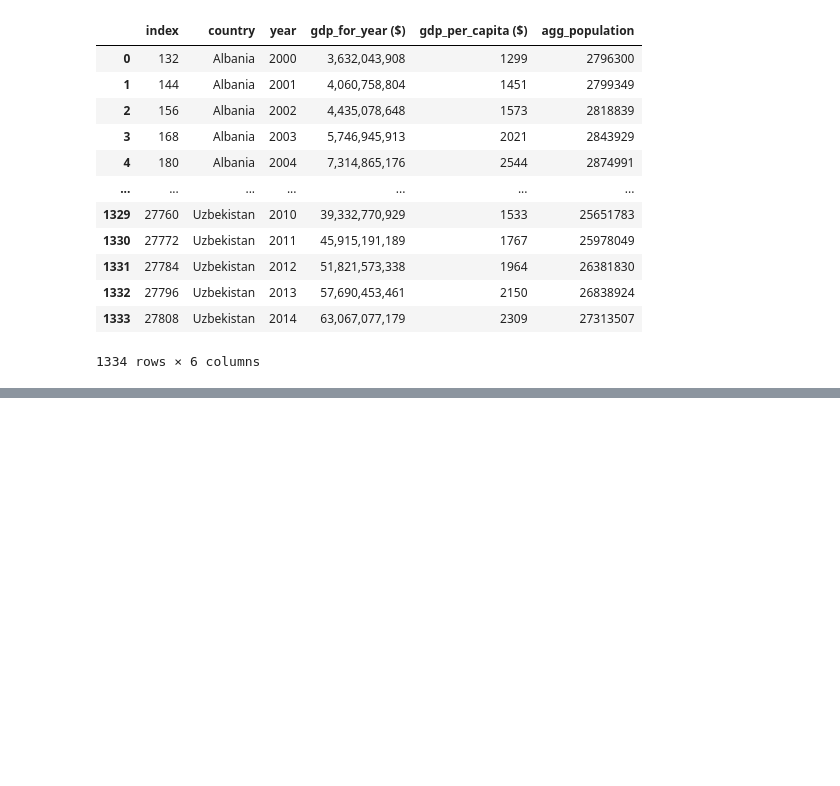
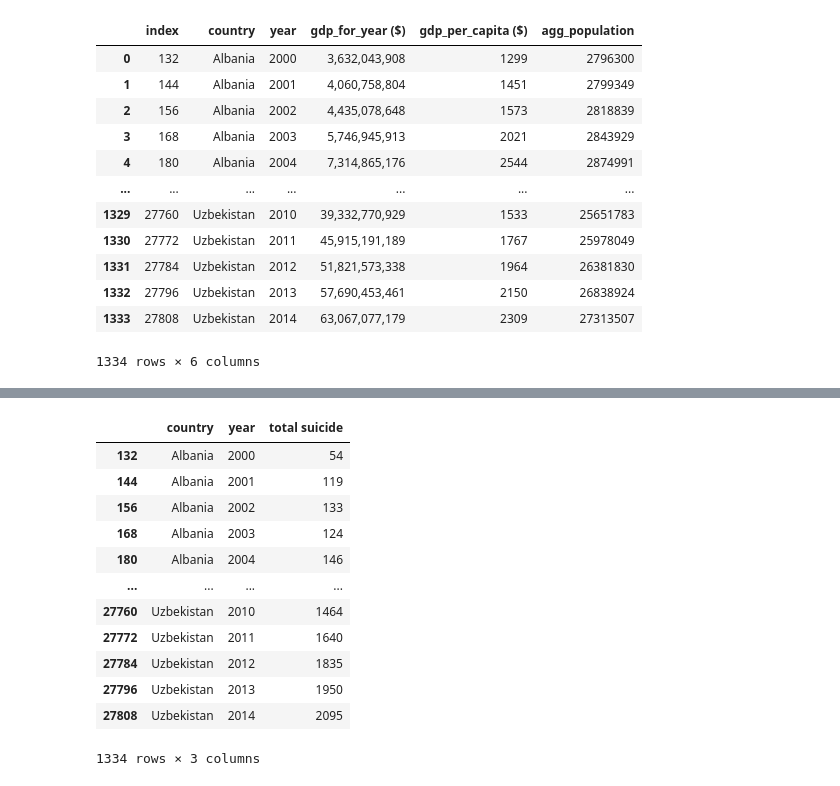
Before and after one commit to JohnaleJ/Extract_Transform_Load, a Jupyter notebook: suicide.ipynb, the cells around one changed output, grey strips where cells are left out. Cells and saved outputs as stored; diff of their text form; code cells hidden in the pictures; blank space fills up the shorter version.

Commit message:
Add files via upload
Adding new tables and updating the jupyter notebook

```diff
--- a/suicide.ipynb
+++ b/suicide.ipynb
@@ -226,0 +238,25 @@ country_final_df.to_csv('country_table.csv', index=False)
+# %%
+# Additional transformation of suicide data wanting to sum all age suicides by country and year
+suicide_by_country_df = suicide_df.copy()
+suicide_by_country_df['total suicide'] = suicide_by_country_df.groupby(['country','year'])['suicides_no'].transform('sum')
+suicide_by_country_df.drop(columns='suicides/100k pop', inplace=True)
+suicide_by_country_df.drop(columns='generation', inplace=True)
+suicide_by_country_df.drop(columns='age', inplace=True)
+suicide_by_country_df.drop(columns='sex', inplace=True)
+suicide_by_country_df.drop(columns='suicides_no', inplace=True)
+suicide_by_country_df = suicide_by_country_df.drop_duplicates(keep='first')
+suicide_by_country_df
+# %% [output]
+|  | country | year | total suicide |
+| 132 | Albania | 2000 | 54 |
+| 144 | Albania | 2001 | 119 |
+| 156 | Albania | 2002 | 133 |
+| 168 | Albania | 2003 | 124 |
+| 180 | Albania | 2004 | 146 |
+| ... | ... | ... | ... |
+| 27760 | Uzbekistan | 2010 | 1464 |
+| 27772 | Uzbekistan | 2011 | 1640 |
+| 27784 | Uzbekistan | 2012 | 1835 |
+| 27796 | Uzbekistan | 2013 | 1950 |
+| 27808 | Uzbekistan | 2014 | 2095 |
+1334 rows × 3 columns
```
Also changed, not shown: parts of 8 cells of this notebook, 4 other files.
